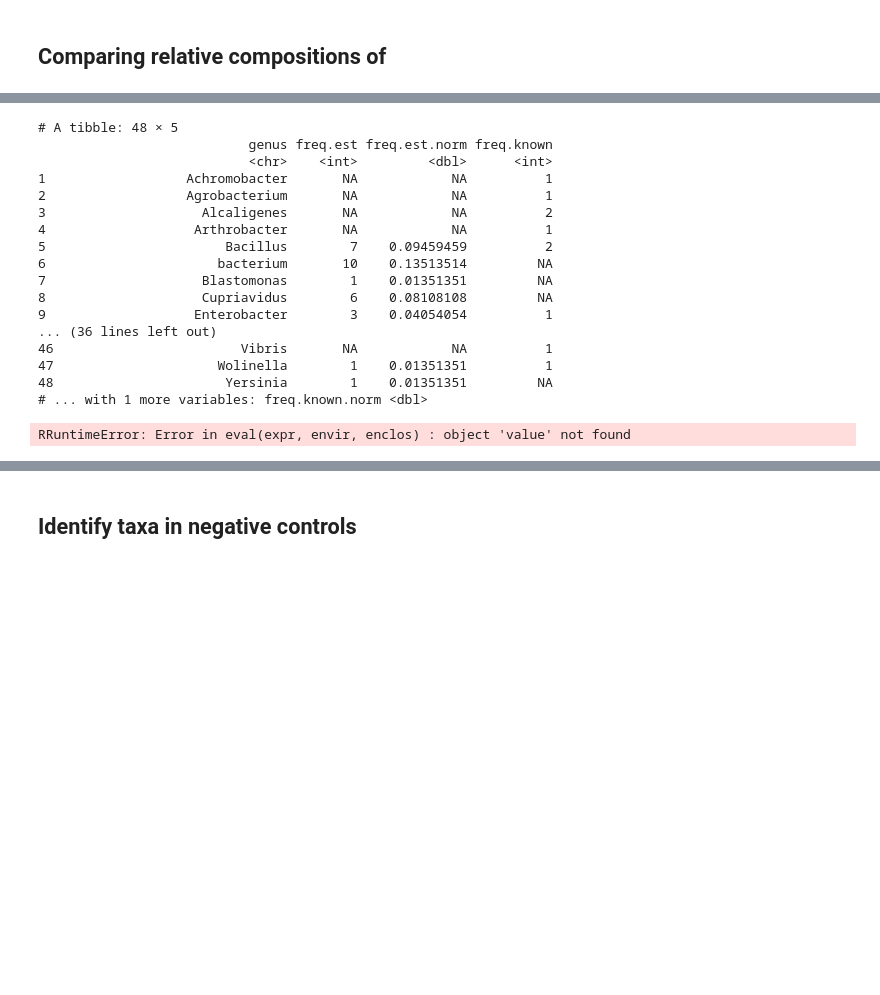
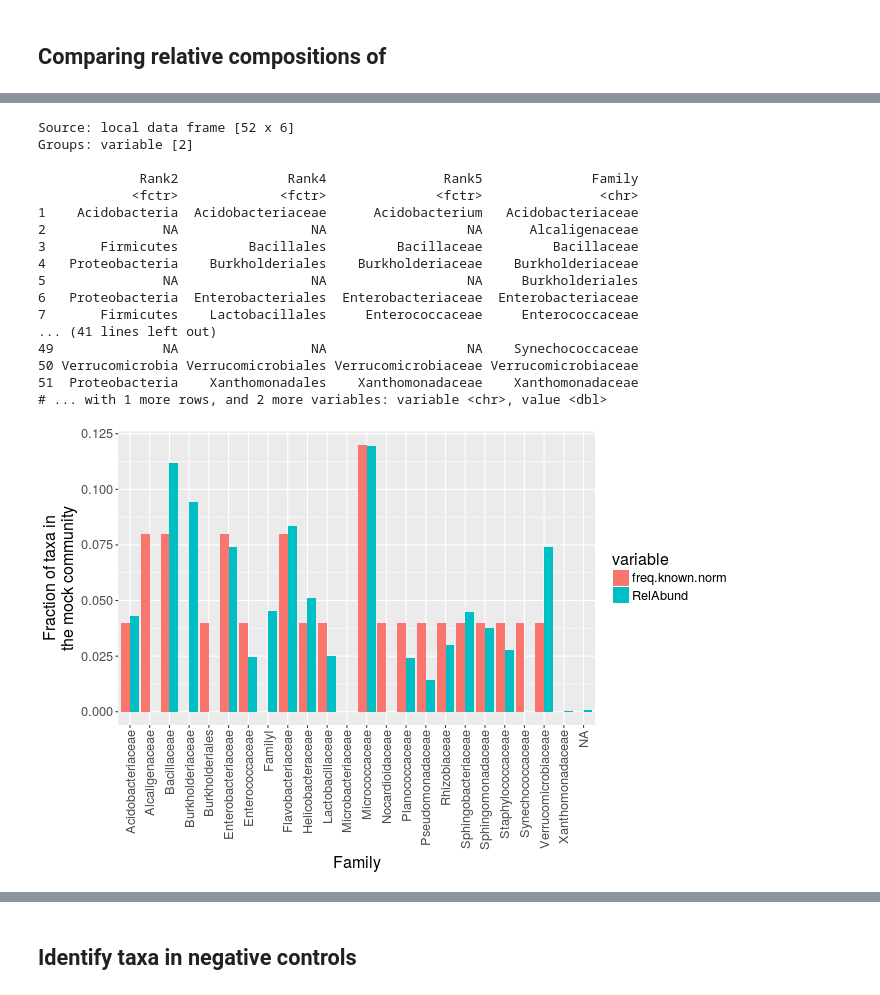
Before and after one commit to bdemmett/ERAhybrids, a Jupyter notebook: notebooks/buckleylab_pipeline/MockCommunity_and_Controls.ipynb, the cells around one changed output, grey strips where cells are left out. Drawn from its saved outputs; the diff is of its cells as text; code cells hidden in the pictures; blank space fills up the shorter version.

```diff
--- a/notebooks/buckleylab_pipeline/MockCommunity_and_Controls.ipynb
+++ b/notebooks/buckleylab_pipeline/MockCommunity_and_Controls.ipynb
@@ -280,7 +202,7 @@ ggplot(mock.j, aes(phylum, value, fill=variable)) +
 # mock communities from sequence data
 
 tmp = tbl.j %>%
-    filter(abundance > 0.01) %>%
+    filter(abundance > 0.001) %>%
     mutate(Rank2 = gsub('^__', '', Rank2)) %>%
     group_by(otu, Rank2) %>%
     summarize(n=n()) %>%
@@ -378,19 +284,18 @@ mock.known
 # mock communities from sequence data
 
 tmp = tbl.j %>%
-    mutate(Rank6 = gsub('^__', '', Rank6),
-           Rank6 = gsub('uncultured_', '', Rank6)) %>%
-    group_by(otu, Rank6) %>%
-    summarize(n=n()) %>%
-    ungroup() %>%
-    select(Rank6)
+    mutate(Rank6 = gsub('uncultured_', '', Rank6)) %>%
+    group_by(Rank2, Rank4, Rank5) %>%
+    summarize(RelAbund = sum(abundance))
 
-mock.est = tmp$Rank6 %>% table %>% as.data.frame
-colnames(mock.est) = c('genus', 'freq.est')
+head(tmp)
 
-mock.est = mock.est %>%
-    group_by() %>%
-    mutate(freq.est.norm = freq.est / sum(freq.est))
+# mock.est = tmp$Rank6 %>% table %>% as.data.frame
+# colnames(mock.est) = c('genus', 'freq.est')
 
-mock.est %>% head
+# mock.est = mock.est %>%
+#     group_by() %>%
+#     mutate(freq.est.norm = freq.est / sum(freq.est))
+
+# mock.est %>% head
 # %% [output]
@@ -406,42 +313,46 @@ mock.est %>% head
 # %%
 %%R
 
-mock.j = full_join(mock.est, mock.known, by = c('genus' = 'genus')) %>%
-    arrange(genus)
-#     gather('variable', 'value', freq.est.norm, freq.known.norm) %>%
-#     group_by(variable)
+mock.j = tmp %>%
+    mutate(Family = ifelse(Rank2 %in% c("Acidobacteria", "Actinobacteria", "Cyanobacteria"), as.character(Rank4), as.character(Rank5))) %>%
 
-mock.j %>% print(n = 51)
+    full_join(., mock.summary, by = c('Family' = 'Family')) %>%
+    arrange(Family) %>%
+
+     gather('variable', 'value', RelAbund, freq.known.norm) %>%
+    group_by(variable)
+
+ mock.j %>% print(n = 51)
 # %% [output]
-# A tibble: 48 × 5
-                           genus freq.est freq.est.norm freq.known
-                           <chr>    <int>         <dbl>      <int>
-1                  Achromobacter       NA            NA          1
-2                  Agrobacterium       NA            NA          1
-3                    Alcaligenes       NA            NA          2
-4                   Arthrobacter       NA            NA          1
-5                       Bacillus        7    0.09459459          2
-6                      bacterium       10    0.13513514         NA
-7                    Blastomonas        1    0.01351351         NA
-8                    Cupriavidus        6    0.08108108         NA
-9                   Enterobacter        3    0.04054054          1
-... (36 lines left out)
-46                        Vibris       NA            NA          1
-47                     Wolinella        1    0.01351351          1
-48                      Yersinia        1    0.01351351         NA
-# ... with 1 more variables: freq.known.norm <dbl>
+Source: local data frame [52 x 6]
+Groups: variable [2]
+
+             Rank2              Rank4               Rank5              Family
+            <fctr>             <fctr>              <fctr>               <chr>
+1    Acidobacteria  Acidobacteriaceae      Acidobacterium   Acidobacteriaceae
+2               NA                 NA                  NA      Alcaligenaceae
+3       Firmicutes         Bacillales         Bacillaceae         Bacillaceae
+4   Proteobacteria    Burkholderiales    Burkholderiaceae    Burkholderiaceae
+5               NA                 NA                  NA     Burkholderiales
+6   Proteobacteria  Enterobacteriales  Enterobacteriaceae  Enterobacteriaceae
+7       Firmicutes    Lactobacillales     Enterococcaceae     Enterococcaceae
+... (41 lines left out)
+49              NA                 NA                  NA    Synechococcaceae
+50 Verrucomicrobia Verrucomicrobiales Verrucomicrobiaceae Verrucomicrobiaceae
+51  Proteobacteria    Xanthomonadales    Xanthomonadaceae    Xanthomonadaceae
+# ... with 1 more rows, and 2 more variables: variable <chr>, value <dbl>
 # %%
 %%R -w 700 -h 450
 
-ggplot(mock.j, aes(genus, value, fill=variable)) +
+ggplot(mock.j, aes(Family, value, fill=variable)) +
     geom_bar(stat='identity', position='dodge') +
     labs(y='Fraction of taxa in\nthe mock community') +
     theme(
         text = element_text(size=16),
         axis.text.x = element_text(angle=90, vjust=0.5, hjust=1)
         )
 # %% [output]
-RRuntimeError: Error in eval(expr, envir, enclos) : object 'value' not found
+[figure, added]
 # %% [markdown]
 ### Conclusions
 
```
Also changed, not shown: parts of 26 cells of this notebook, 45 other files.
